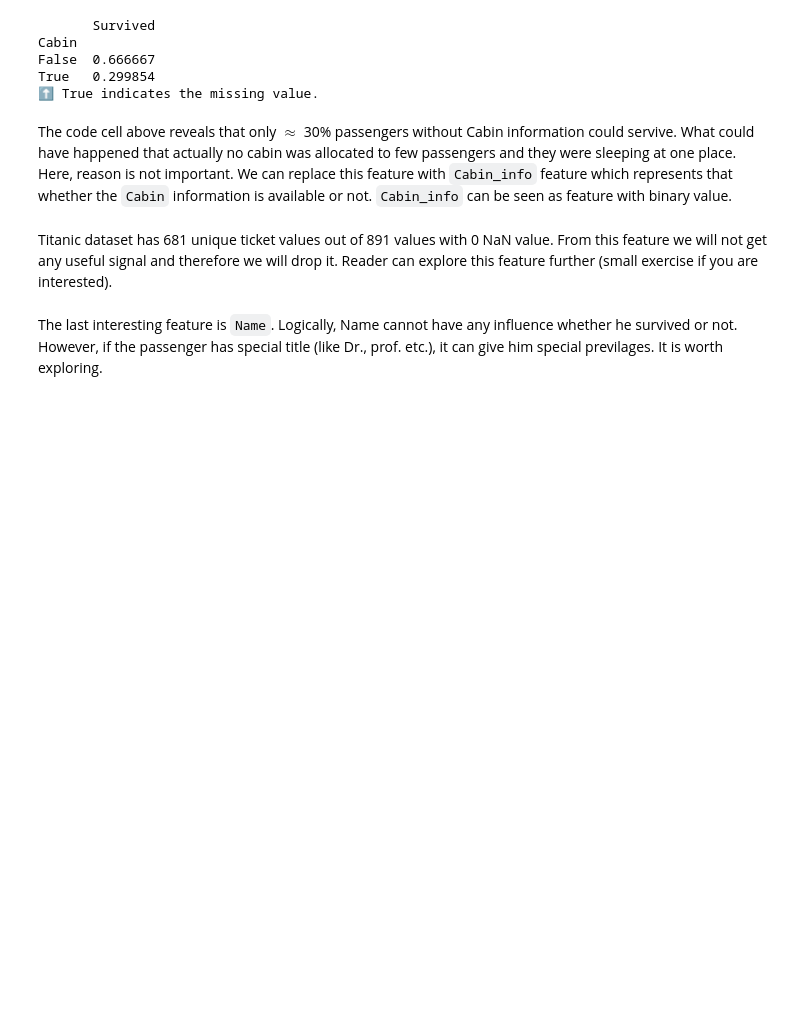
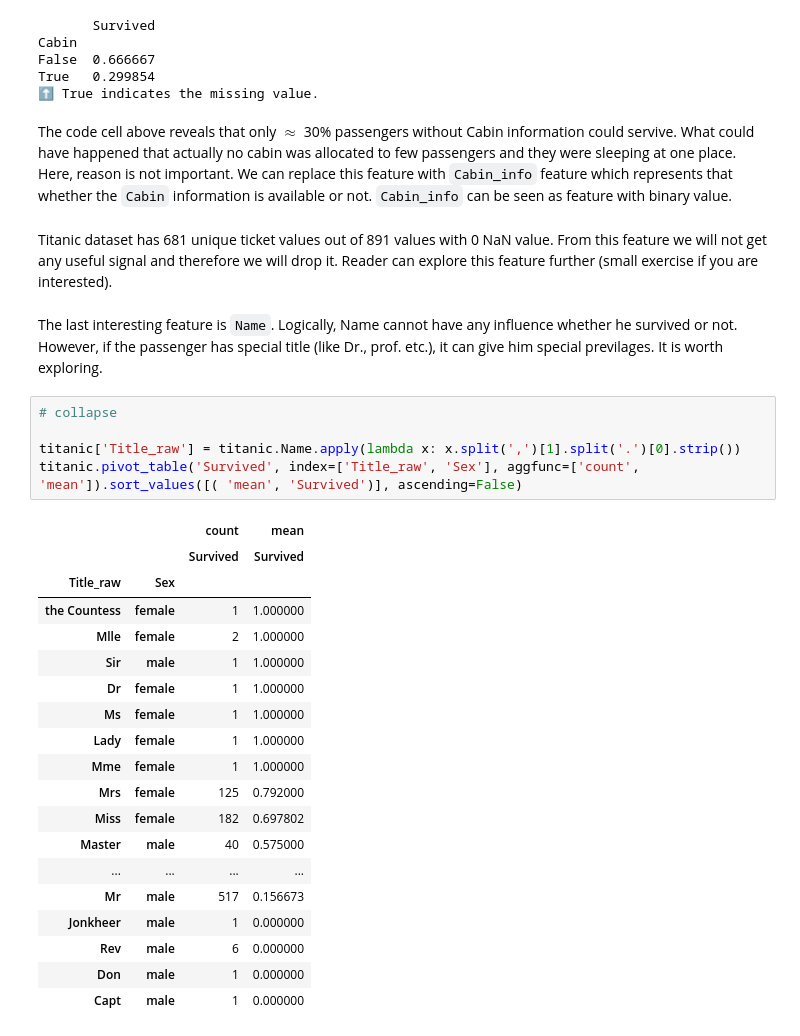
Before and after one commit to pandya6988/my_first_fastpage, a Jupyter notebook: _notebooks/2022-09-11-feature_engineering.ipynb, the cells around one changed output. Saved outputs shown, nothing was run; the diff lists cells and outputs as text; blank space fills up the shorter version.

```diff
--- a/_notebooks/2022-09-11-feature_engineering.ipynb
+++ b/_notebooks/2022-09-11-feature_engineering.ipynb
@@ -319,3 +337,28 @@ The code cell above reveals that only $\approx$ 30% passengers without Cabin inf
 Titanic dataset has 681 unique ticket values out of 891 values with 0 NaN value. From this feature we will not get any useful signal and therefore we will drop it. Reader can explore this feature further (small exercise if you are interested).
 # %% [markdown]
 The last interesting feature is `Name`. Logically, Name cannot have any influence whether he survived or not. However, if the passenger has special title (like Dr., prof. etc.), it can give him special previlages. It is worth exploring.
+# %%
+# collapse
+
+titanic['Title_raw'] = titanic.Name.apply(lambda x: x.split(',')[1].split('.')[0].strip())
+titanic.pivot_table('Survived', index=['Title_raw', 'Sex'], aggfunc=['count', 'mean']).sort_values([( 'mean', 'Survived')], ascending=False)
+# %% [output]
+|  |  | count | mean |
+|  |  | Survived | Survived |
+| Title_raw | Sex |  |  |
+| the Countess | female | 1 | 1.000000 |
+| Mlle | female | 2 | 1.000000 |
+| Sir | male | 1 | 1.000000 |
+| Dr | female | 1 | 1.000000 |
+| Ms | female | 1 | 1.000000 |
+| Lady | female | 1 | 1.000000 |
+| Mme | female | 1 | 1.000000 |
+| Mrs | female | 125 | 0.792000 |
+| Miss | female | 182 | 0.697802 |
+| Master | male | 40 | 0.575000 |
+| ... | ... | ... | ... |
+| Mr | male | 517 | 0.156673 |
+| Jonkheer | male | 1 | 0.000000 |
+| Rev | male | 6 | 0.000000 |
+| Don | male | 1 | 0.000000 |
+| Capt | male | 1 | 0.000000 |
```
Also changed, not shown: parts of 2 cells of this notebook, 1 other file.
